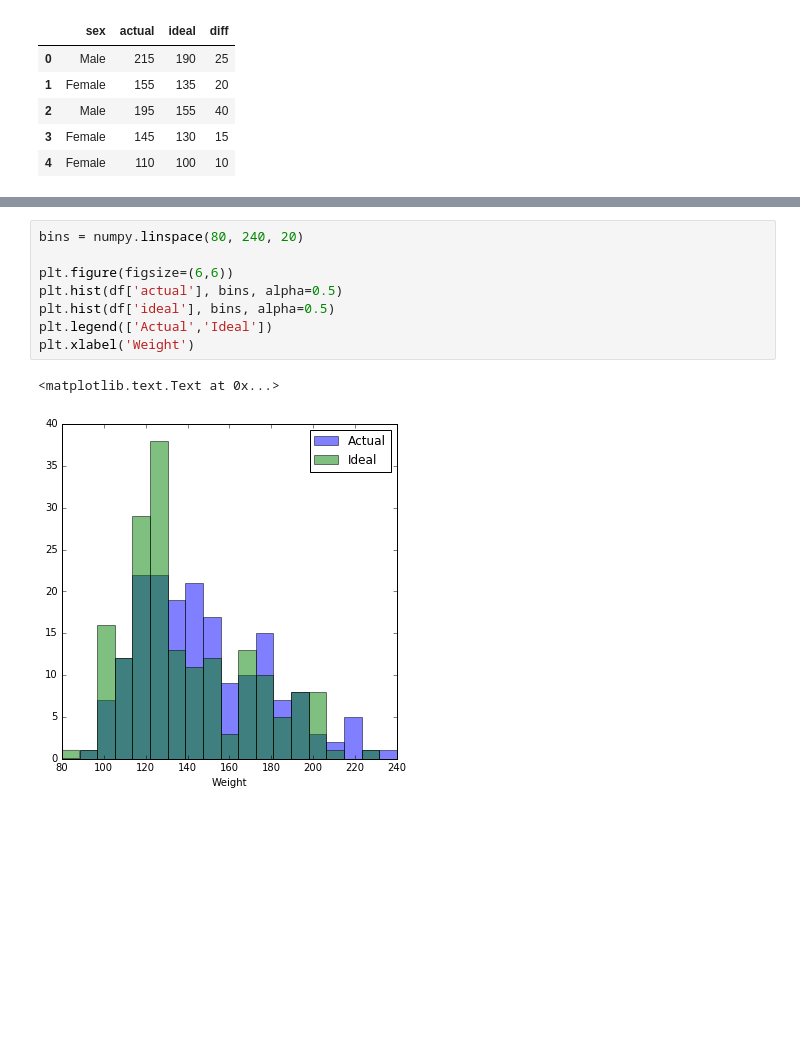
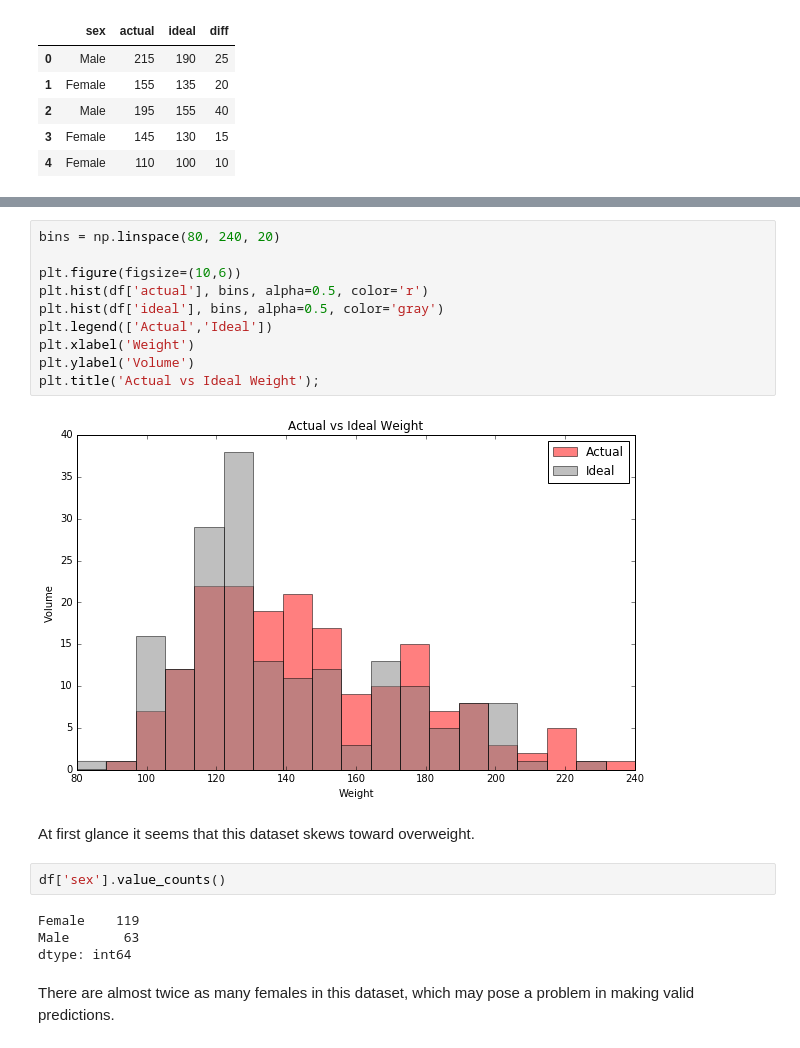
Before and after one commit to mshofmann/data_science, a Jupyter notebook: Ideal_Weight.ipynb, the cells around one changed output, grey strips where cells are left out. Cells and saved outputs as stored; diff of their text form; blank space fills up the shorter version.

```diff
--- a/Ideal_Weight.ipynb
+++ b/Ideal_Weight.ipynb
@@ -36,12 +48,23 @@ df.head()
 # %%
-bins = numpy.linspace(80, 240, 20)
+bins = np.linspace(80, 240, 20)
 
-plt.figure(figsize=(6,6))
-plt.hist(df['actual'], bins, alpha=0.5)
-plt.hist(df['ideal'], bins, alpha=0.5)
+plt.figure(figsize=(10,6))
+plt.hist(df['actual'], bins, alpha=0.5, color='r')
+plt.hist(df['ideal'], bins, alpha=0.5, color='gray')
 plt.legend(['Actual','Ideal'])
 plt.xlabel('Weight')
+plt.ylabel('Volume')
+plt.title('Actual vs Ideal Weight');
 # %% [output]
-<matplotlib.text.Text at 0x...>
-[figure, old version]
+[figure, new version]
+# %% [markdown]
+At first glance it seems that this dataset skews toward overweight.
+# %%
+df['sex'].value_counts()
+# %% [output]
+Female    119
+Male       63
+dtype: int64
+# %% [markdown]
+There are almost twice as many females in this dataset, which may pose a problem in making valid predictions.
 # %%
```
Also changed, not shown: parts of 17 cells of this notebook.
